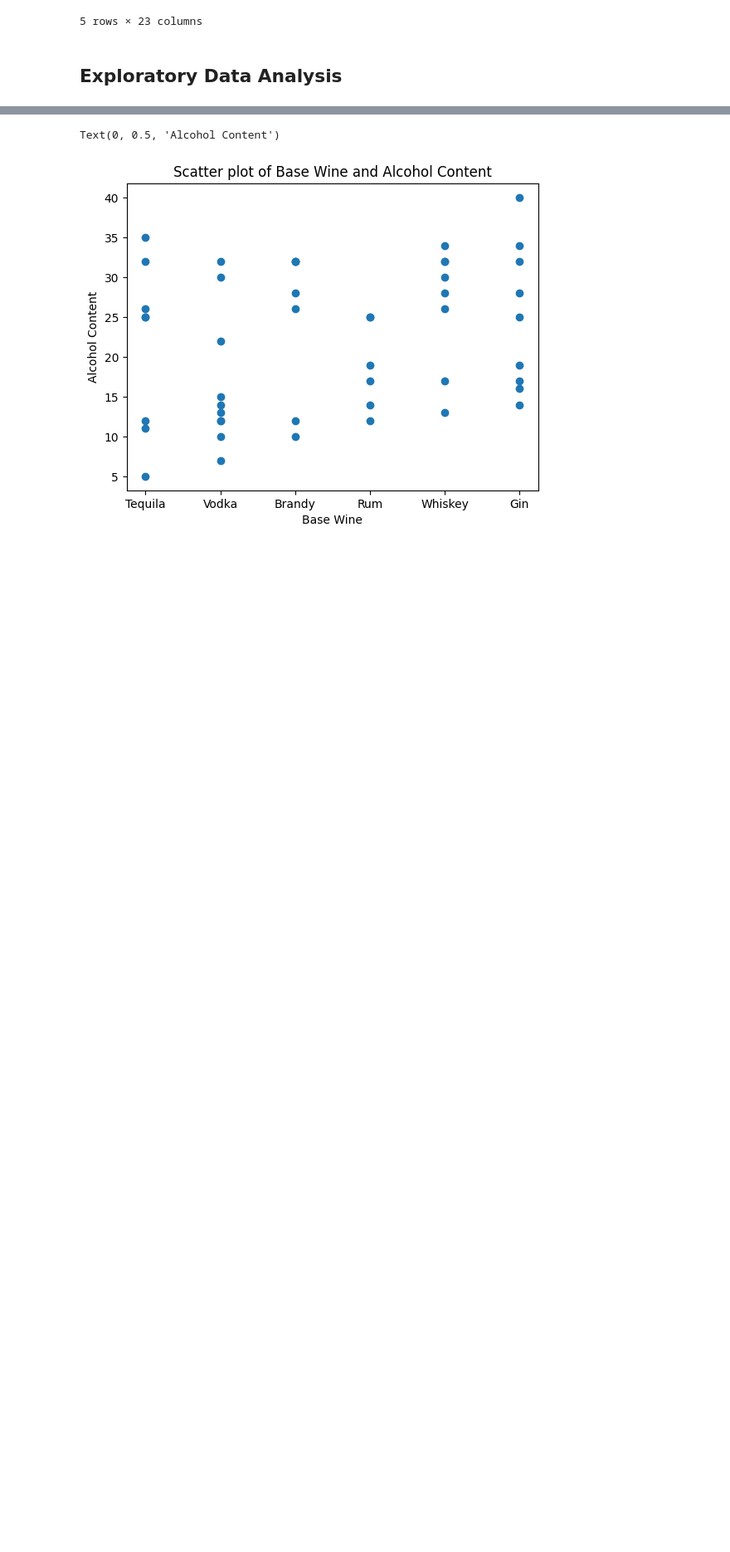
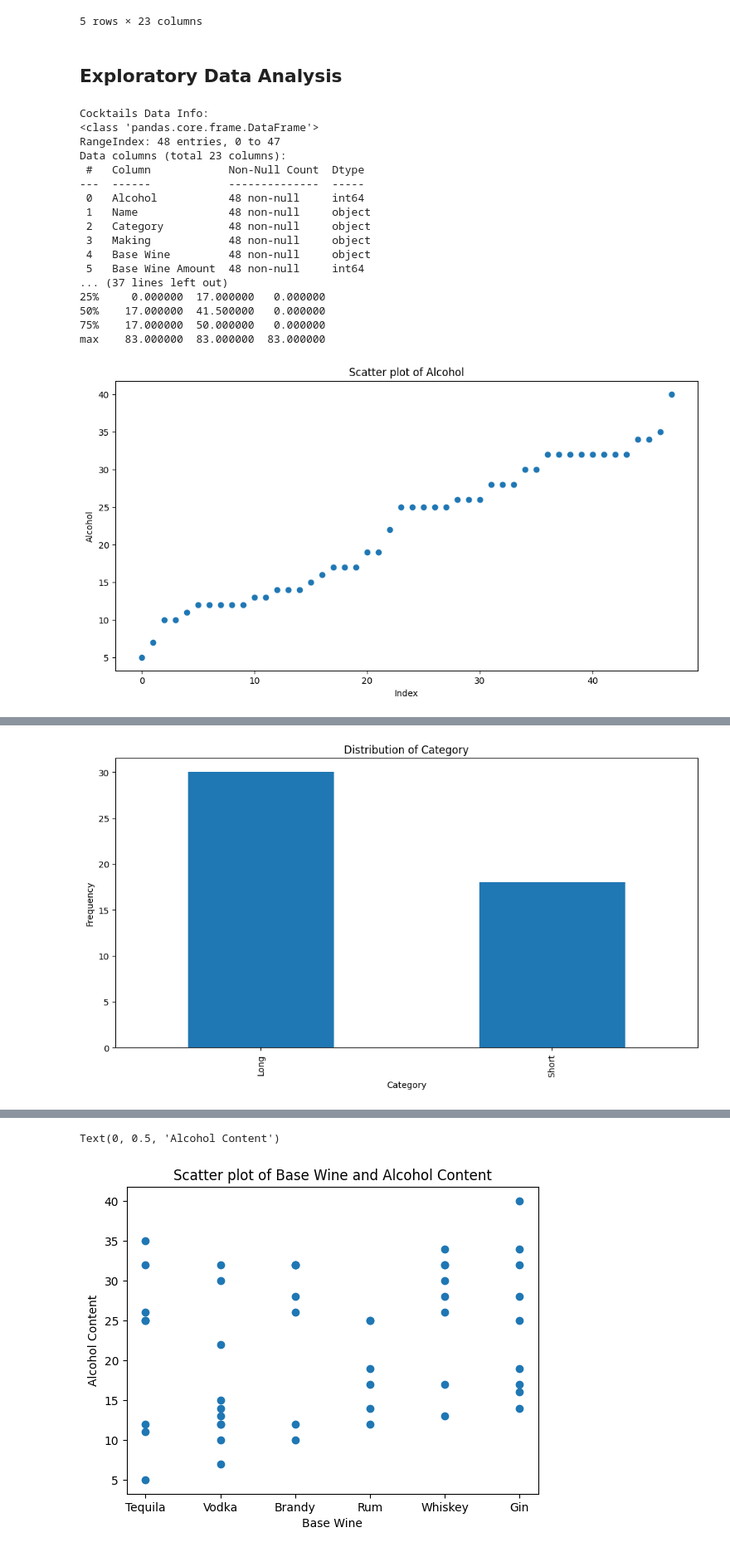
Before and after one commit to dpatel77/CocktailRecommenderSystem, a Jupyter notebook: 2_cocktails-final.ipynb, the cells around one changed output, grey strips where cells are left out. Shown at 83% size. Cells and saved outputs as stored; diff of their text form; code cells hidden in the pictures; blank space fills up the shorter version.

```diff
--- a/2_cocktails-final.ipynb
+++ b/2_cocktails-final.ipynb
@@ -66,31 +65,50 @@ Index(['Alcohol', 'Name', 'Category', 'Making', 'Base Wine',
 # %% [markdown]
 ## Exploratory Data Analysis
 # %%
-# # EDA on cocktails data
-# def eda_cocktails(data):
-#     print("Cocktails Data Info:")
-#     print(data.info())
-#     # Summary Statistics
-#     print("\nCocktails Data Description:")
-#     print(data.describe())
+# EDA on cocktails data
+def eda_cocktails(data):
+    print("Cocktails Data Info:")
+    print(data.info())
+    # Summary Statistics
+    print("\nCocktails Data Description:")
+    print(data.describe())
 
-#     for column in data.columns:
-#         plt.figure(figsize=(12, 6))
+    for column in data.columns:
+        plt.figure(figsize=(12, 6))
 
-#         if data[column].dtype == 'object':
-#             # Categorical column - Bar plot
-#             data[column].value_counts().plot(kind='bar')
-#             plt.title(f'Distribution of {column}')
-#             plt.xlabel(column)
-#             plt.ylabel('Frequency')
-#         else:
-#             # Numerical column - Scatter plot
-#             plt.scatter(data.index, data[column])
-#             plt.title(f'Scatter plot of {column}')
-#             plt.xlabel('Index')
-#             plt.ylabel(column)
+        if data[column].dtype == 'object':
+            # Categorical column - Bar plot
+            data[column].value_counts().plot(kind='bar')
+            plt.title(f'Distribution of {column}')
+            plt.xlabel(column)
+            plt.ylabel('Frequency')
+        else:
+            # Numerical column - Scatter plot
+            plt.scatter(data.index, data[column])
+            plt.title(f'Scatter plot of {column}')
+            plt.xlabel('Index')
+            plt.ylabel(column)
 
-#         plt.show()
+        plt.show()
 
-# # Perform EDA
-# eda_cocktails(cocktails_df)
+# Perform EDA
+eda_cocktails(cocktails_df)
+# %% [output]
+Cocktails Data Info:
+<class 'pandas.core.frame.DataFrame'>
+RangeIndex: 48 entries, 0 to 47
+Data columns (total 23 columns):
+ #   Column            Non-Null Count  Dtype
+---  ------            --------------  -----
+ 0   Alcohol           48 non-null     int64
+ 1   Name              48 non-null     object
+ 2   Category          48 non-null     object
+ 3   Making            48 non-null     object
+ 4   Base Wine         48 non-null     object
+ 5   Base Wine Amount  48 non-null     int64
+... (37 lines left out)
+25%     0.000000  17.000000   0.000000
+50%    17.000000  41.500000   0.000000
+75%    17.000000  50.000000   0.000000
+max    83.000000  83.000000  83.000000
+[figure, added]
@@ -96,0 +116 @@ Index(['Alcohol', 'Name', 'Category', 'Making', 'Base Wine',
+[figure, added]
```
Also changed, not shown: parts of 29 cells of this notebook.
